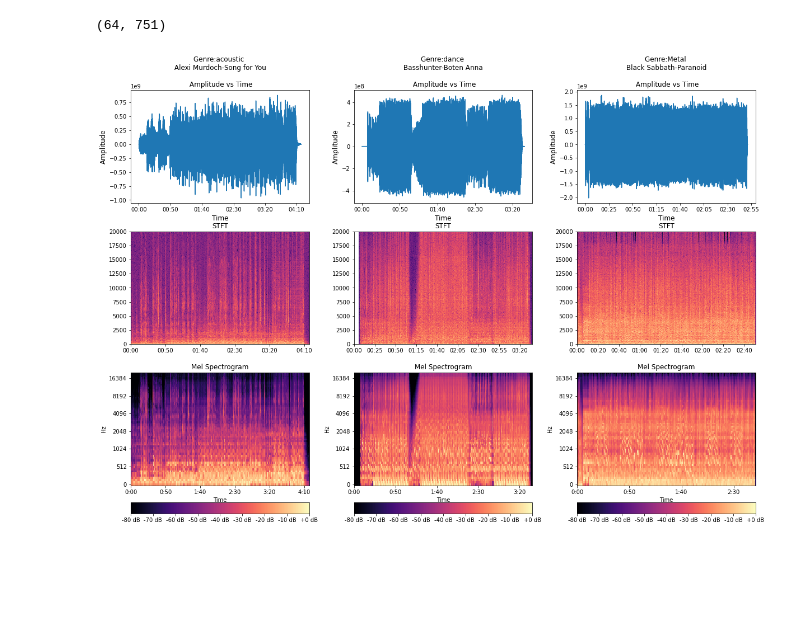
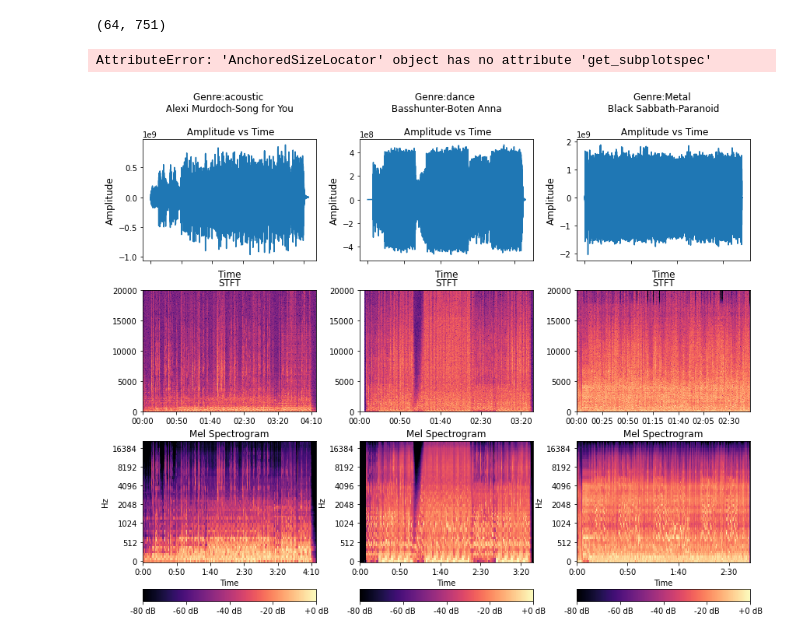
Before and after one commit to swami84/music_genre_classification, a Jupyter notebook: notebooks/Analysis.ipynb, the cells around one changed output. Saved outputs shown, nothing was run; the diff lists cells and outputs as text; code cells hidden in the pictures; blank space fills up the shorter version.

```diff
--- a/notebooks/Analysis.ipynb
+++ b/notebooks/Analysis.ipynb
@@ -191,40 +191,43 @@ def plot_waveform(data,ax):
     ax.plot(time,data['raw_data'])
     ax.set_xlabel('Time', fontsize = 12)
     ax.set_ylabel('Amplitude', fontsize = 12)
-    def timeTicks(x, pos):
-        d = datetime.timedelta(seconds=x).seconds
-        hours, remainder = divmod(x, 3600)
-        minutes, seconds = divmod(remainder, 60)
-        return('{:02}:{:02}'.format(int(minutes), int(seconds)))
-    formatter = matplotlib.ticker.FuncFormatter(timeTicks)
-    ax.xaxis.set_major_formatter(formatter)
+#     def timeTicks(x, pos):
+#         d = datetime.timedelta(seconds=x).seconds
+#         hours, remainder = divmod(x, 3600)
+#         minutes, seconds = divmod(remainder, 60)
+#         return('{:02}:{:02}'.format(int(minutes), int(seconds)))
+#     formatter = matplotlib.ticker.FuncFormatter(timeTicks)
+#     ax.xaxis.set_major_formatter(formatter)
+    ax.set_xticklabels([])
     ax.tick_params(axis = 'both', labelsize = 10)
     return ax
 # %%
-fig = plt.figure(figsize=(20, 13))
+fig = plt.figure(figsize=(14, 10))
 ncols = 3
 nrows = int(np.ceil(len(genre_song_dict.keys())/3))
 outer = gridspec.GridSpec(1, ncols, wspace=0.25, hspace=1)
 song_data = [acoustic_dict, dance_dict, metal_dict]
 for i, data in zip(range(3), song_data):
     inner = gridspec.GridSpecFromSubplotSpec(3, 1,
                     subplot_spec=outer[i], wspace=0.25, hspace=0.25)
 
     ax = plt.Subplot(fig, inner[0])
     plot_waveform(data, ax)
     ax.set_title('Genre:{0} \n {1}-{2} \n\n Amplitude vs Time'.format(data['genre'], data['artist'],data['song_name']))
     fig.add_subplot(ax)
 
     ax = plt.Subplot(fig, inner[1])
     plot_spectrogram(data, ax, fig)
     ax.set_title('\nSTFT')
     fig.add_subplot(ax)
 
     ax = plt.Subplot(fig, inner[2])
     plot_mels(data, ax,fig)
     ax.set_title('Mel Spectrogram')
     fig.add_subplot(ax)
-plt.savefig('../data/images/genre_spectrograms.jpg', dpi= 150, format= 'jpg')
+# plt.tight_layout()
+plt.savefig('../data/images/genre_spectrograms.jpg', dpi= 300, format= 'jpg')
 plt.show()
 # %% [output]
+AttributeError: 'AnchoredSizeLocator' object has no attribute 'get_subplotspec'
-[figure, old version]
+[figure, new version]
```
Also changed, not shown: 2 other files.
